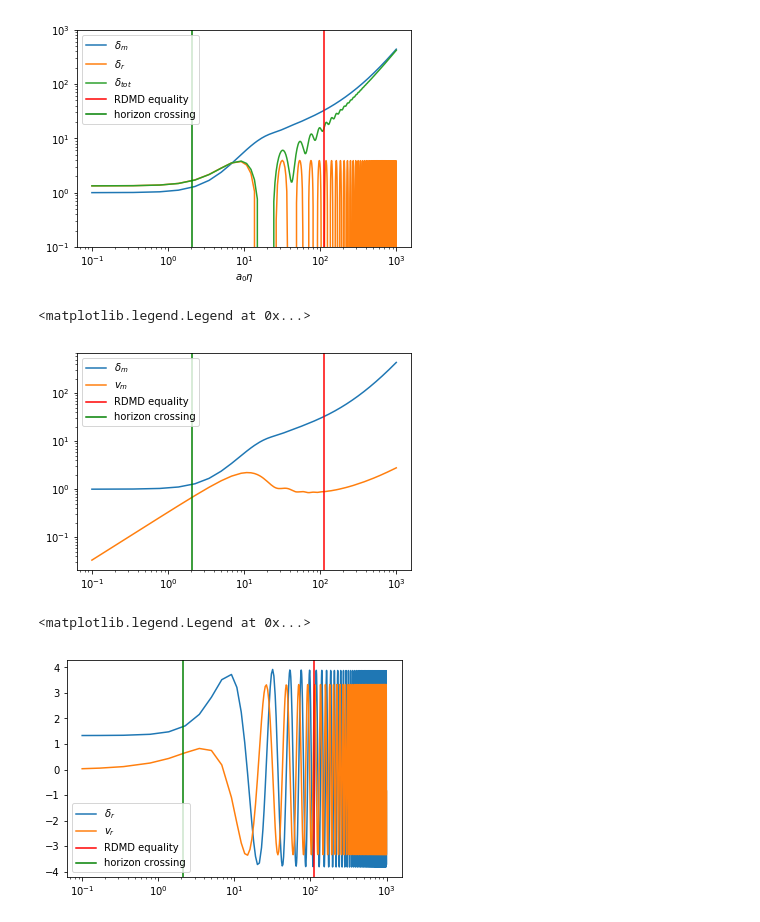
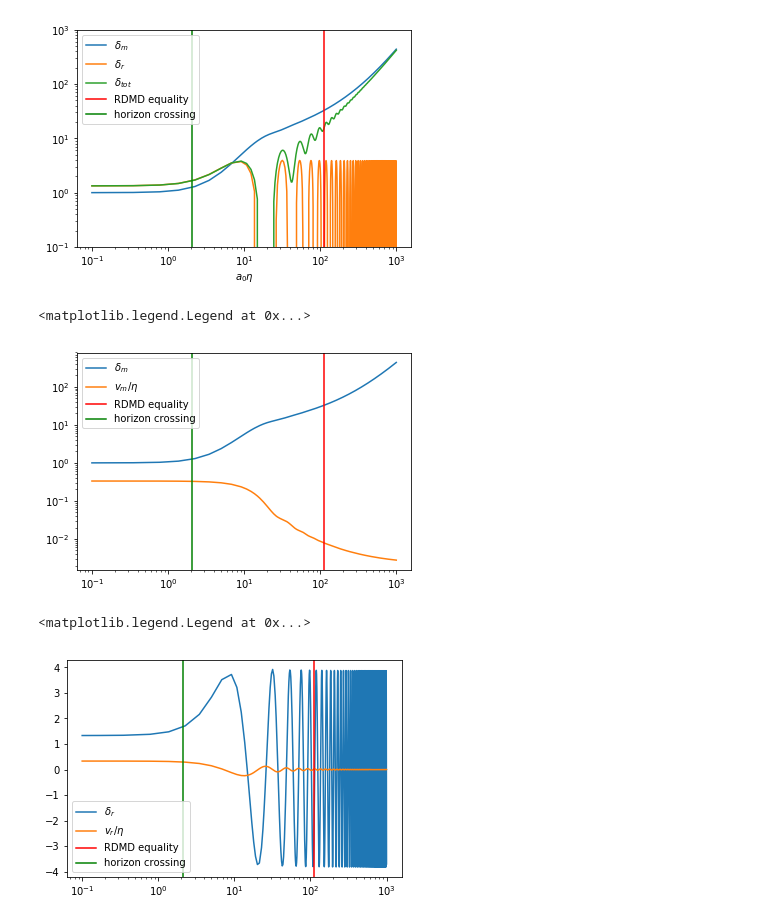
Before and after one commit to fedxa/PHYS40772, a Jupyter notebook: TwoComponent.ipynb, the cells around one changed output. Drawn from its saved outputs; the diff is of its cells as text; code cells hidden in the pictures.

```diff
--- a/TwoComponent.ipynb
+++ b/TwoComponent.ipynb
@@ -40,3 +40,3 @@ Define the adiabatic and isocurvature initial conditions
 # %%
-def adiabatic_ic(tau):
-    return [H0*tau*np.sqrt(Or), -2/3, 1, tau/3, 4/3, tau/3]
+def adiabatic_ic(eta):
+    return [H0*eta*np.sqrt(Or), -2/3, 1, eta/3, 4/3, eta/3]
@@ -46,8 +43,8 @@ def isocurvature_ic(tau):
 # %% [markdown]
 Solve from conformal time tau1 to conformal time tau2 with given initial conditions
 # %%
-def solve(tau1, tau2, ic):
-    return solve_ivp(f, (tau1, tau2), ic)
+def solve(eta1, eta2, ic):
+    return solve_ivp(f, (eta1, eta2), ic)
 # %% [markdown]
 ## Mode entering at MD
 # %%
@@ -128,7 +127,9 @@ OM=(omega_cdm+omega_b)/h**2
 Or=1.68*2.473e-5/h**2
 OL=1-OM-Or
 
-res = solve(0.1, 1000, adiabatic_ic(0.1))
+eta1 = 0.1
+eta2 = 1000
+res = solve(eta1, eta2, adiabatic_ic(eta1))
 # %% [markdown]
 Find the equality and horizon corssing times
 # %%
@@ -164,19 +165,19 @@ plt.legend()
 [figure]
 # %%
 plt.loglog(res.t,res.y[2,:], label=r"$\delta_m$")
-plt.loglog(res.t,res.y[3,:], label=r"$v_m$")
+plt.loglog(res.t,res.y[3,:]/res.t, label=r"$v_m/\eta$")
 plt.axvline(tau_eq, color='red', label="RDMD equality")
 plt.axvline(tau_x, color="green", label="horizon crossing")
 plt.legend()
 # %% [output]
 <matplotlib.legend.Legend at 0x...>
-[figure, old version]
+[figure, new version]
 # %%
 plt.semilogx(res.t,res.y[4,:], label=r"$\delta_r$")
-plt.semilogx(res.t,res.y[5,:], label=r"$v_r$")
+plt.semilogx(res.t,res.y[5,:]/res.t, label=r"$v_r/\eta$")
 plt.axvline(tau_eq, color='red', label="RDMD equality")
 plt.axvline(tau_x, color="green", label="horizon crossing")
 plt.legend()
 # %% [output]
 <matplotlib.legend.Legend at 0x...>
-[figure, old version]
+[figure, new version]
```
Also changed, not shown: parts of 5 cells of this notebook, 1 other file.
